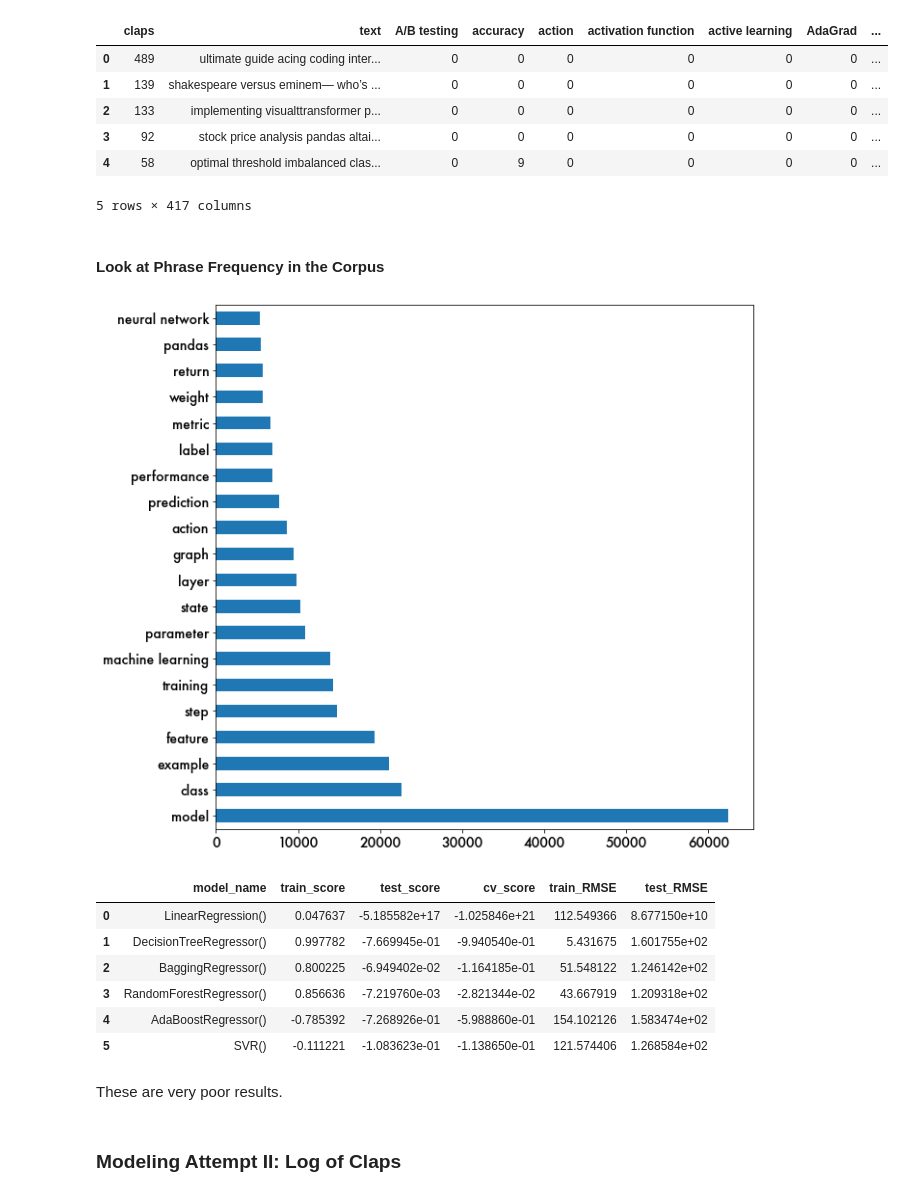
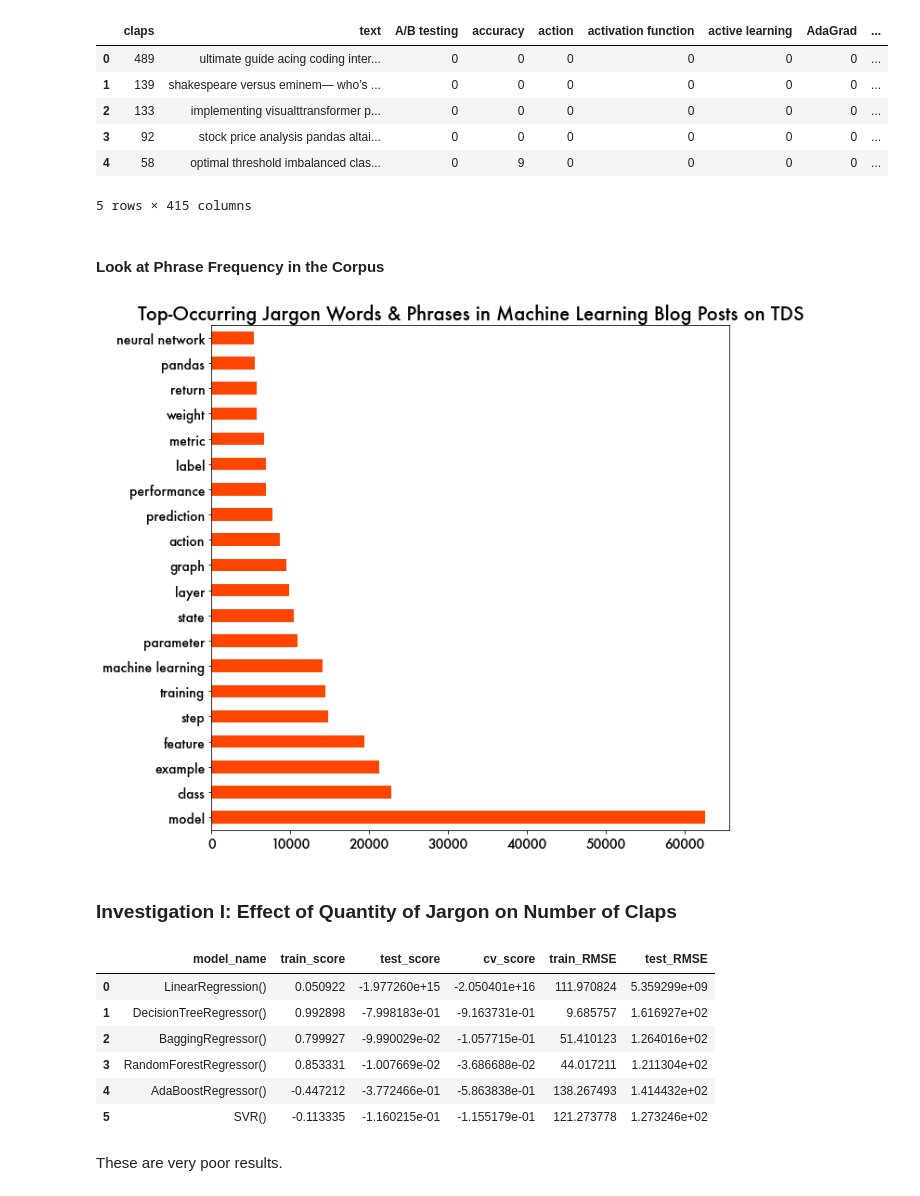
Before and after one commit to rzi11211/clarity_reach_nlp, a Jupyter notebook: towards_data_science_posts/5_tds_modeling_jargon_reg.ipynb, the cells around one changed output. Drawn from its saved outputs; the diff is of its cells as text; code cells hidden in the pictures.

Commit message:
updated figures, fixed dataframe in pubmed section

```diff
--- a/towards_data_science_posts/5_tds_modeling_jargon_reg.ipynb
+++ b/towards_data_science_posts/5_tds_modeling_jargon_reg.ipynb
@@ -17,7 +20,7 @@ from sklearn.svm import SVR
 import warnings
 warnings.filterwarnings('ignore')
 # %%
-filename =  '../data/vectorized_jargon.csv'
+filename =  '../data/tds_vectorized_jargon.csv'
 # %%
 df = pd.read_csv(filename)
 # %%
@@ -29,25 +32,28 @@ df.head()
 | 2 | 133 | implementing visualttransformer p... | 0 | 0 | 0 | 0 | 0 | 0 | ... |
 | 3 | 92 | stock price analysis pandas altai... | 0 | 0 | 0 | 0 | 0 | 0 | ... |
 | 4 | 58 | optimal threshold imbalanced clas... | 0 | 9 | 0 | 0 | 0 | 0 | ... |
-5 rows × 417 columns
+5 rows × 415 columns
 # %%
-X = df.drop(columns = ['claps', 'text', 'log_claps', 'log_jargon_count'])
+X = df.drop(columns = ['claps', 'text'])
 y = df['claps']
 # %% [markdown]
 #### Look at Phrase Frequency in the Corpus
 # %%
 # plot top occurring words/phrases
 
 #remove the total count for the plot
 jargon_X = X.drop(columns='total_jargon_count')
 plt.figure(figsize = (10,10))
-jargon_X.sum().sort_values(ascending = False).head(20).plot(kind='barh');
+jargon_X.sum().sort_values(ascending = False).head(20).plot(kind='barh', color='orangered');
 figurefont = {'fontname' : 'Futura'}
 plt.xticks(**figurefont, fontsize = 14);
 plt.yticks(**figurefont, fontsize = 14);
-#plt.savefig('figures/top_occurring_stemmed.jpg',  bbox_inches = "tight")
+plt.title('Top-Occurring Jargon Words & Phrases in Machine Learning Blog Posts on TDS',**figurefont, fontsize = 20);
+plt.savefig('../figures/tds_top_occurring_jargon.jpg',  bbox_inches = "tight")
 # %% [output]
-[figure, old version]
+[figure, new version]
+# %% [markdown]
+### Investigation I: Effect of Quantity of Jargon on Number of Claps
 # %%
 #train-test split
 X_train, X_test, y_train, y_test=train_test_split(X,
@@ -89,13 +95,11 @@ results = pd.DataFrame(results_list)
 results
 # %% [output]
 |  | model_name | train_score | test_score | cv_score | train_RMSE | test_RMSE |
-| 0 | LinearRegression() | 0.047637 | -5.185582e+17 | -1.025846e+21 | 112.549366 | 8.677150e+10 |
-| 1 | DecisionTreeRegressor() | 0.997782 | -7.669945e-01 | -9.940540e-01 | 5.431675 | 1.601755e+02 |
-| 2 | BaggingRegressor() | 0.800225 | -6.949402e-02 | -1.164185e-01 | 51.548122 | 1.246142e+02 |
-| 3 | RandomForestRegressor() | 0.856636 | -7.219760e-03 | -2.821344e-02 | 43.667919 | 1.209318e+02 |
-| 4 | AdaBoostRegressor() | -0.785392 | -7.268926e-01 | -5.988860e-01 | 154.102126 | 1.583474e+02 |
-| 5 | SVR() | -0.111221 | -1.083623e-01 | -1.138650e-01 | 121.574406 | 1.268584e+02 |
+| 0 | LinearRegression() | 0.050922 | -1.977260e+15 | -2.050401e+16 | 111.970824 | 5.359299e+09 |
+| 1 | DecisionTreeRegressor() | 0.992898 | -7.998183e-01 | -9.163731e-01 | 9.685757 | 1.616927e+02 |
+| 2 | BaggingRegressor() | 0.799927 | -9.990029e-02 | -1.057715e-01 | 51.410123 | 1.264016e+02 |
+| 3 | RandomForestRegressor() | 0.853331 | -1.007669e-02 | -3.686688e-02 | 44.017211 | 1.211304e+02 |
+| 4 | AdaBoostRegressor() | -0.447212 | -3.772466e-01 | -5.863838e-01 | 138.267493 | 1.414432e+02 |
+| 5 | SVR() | -0.113335 | -1.160215e-01 | -1.155179e-01 | 121.273778 | 1.273246e+02 |
 # %% [markdown]
 These are very poor results.
-# %% [markdown]
-### Modeling Attempt II: Log of Claps
```
Also changed, not shown: parts of 16 cells of this notebook, 33 other files.
